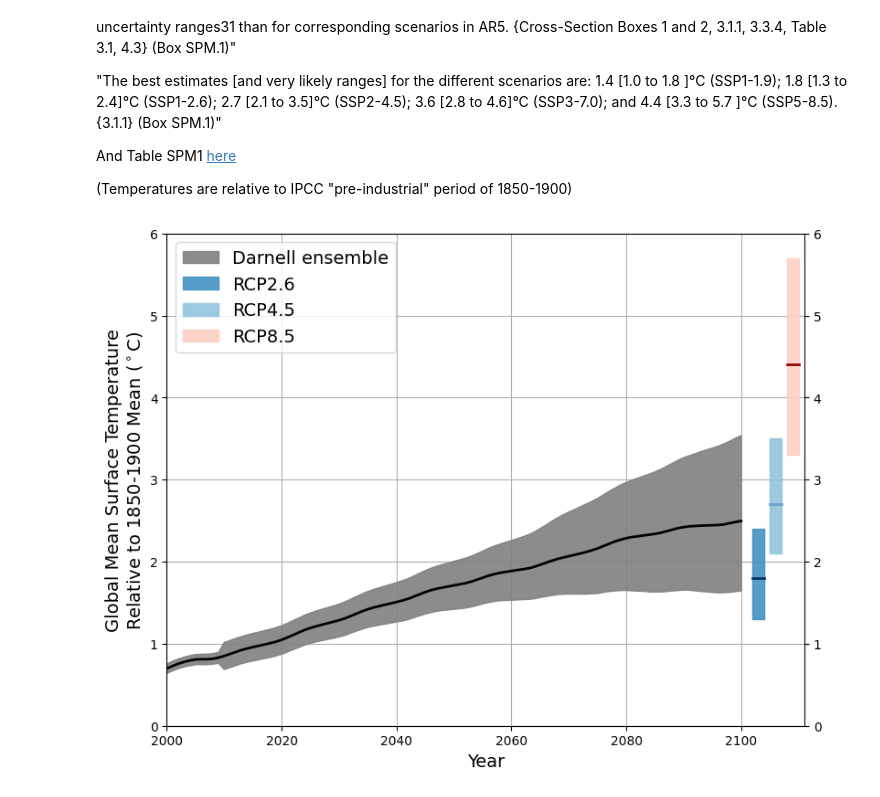
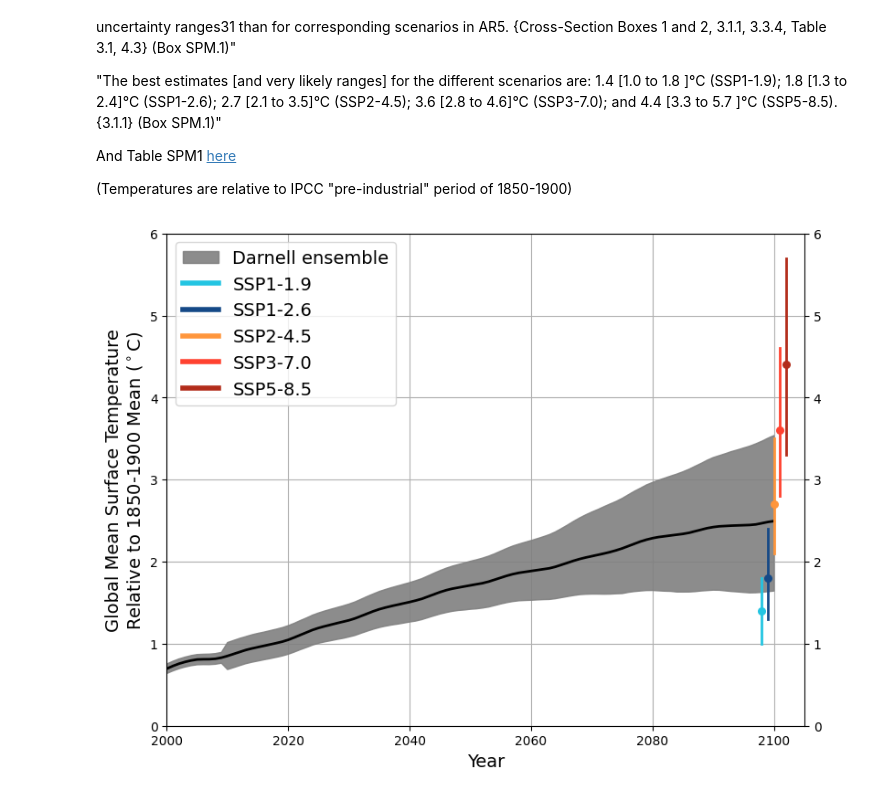
Before and after one commit to raddleverse/tempthresholds, a Jupyter notebook: plot_temp_and_gmsl_darnell.ipynb, the cells around one changed output. Cells and saved outputs as stored; diff of their text form; code cells hidden in the pictures.

```diff
--- a/plot_temp_and_gmsl_darnell.ipynb
+++ b/plot_temp_and_gmsl_darnell.ipynb
@@ -193,21 +191,34 @@ And Table SPM1 [here](https://www.ipcc.ch/report/ar6/wg1/downloads/report/IPCC_A
 
 (Temperatures are relative to IPCC "pre-industrial" period of 1850-1900)
 # %%
+lwd = 2
+
 fig,ax = plt.subplots(1,1,figsize=(9,7))
 ax.fill_between(years[:251], np.array(qT.iloc[np.where(quantiles==0.05)])[0][:251],
                 np.array(qT.iloc[np.where(quantiles==0.95)])[0][:251], alpha=0.9, color="gray", label="Darnell ensemble")
 ax.plot(years[:251],np.array(qT.iloc[np.where(quantiles==0.5)])[0][:251], linewidth=2, color="black")
-ax.set_xlim([2000,2111]); ax.set_ylim([0,6]);
-ax.fill_between([2102,2104], [1.3]*2, [2.4]*2, alpha=0.9, color=rcp_shading["RCP26"], label="RCP2.6")
-ax.plot([2102,2104],[1.8]*2, linewidth=2, color=rcp_lines["RCP26"])
-ax.fill_between([2105,2107], [2.1]*2, [3.5]*2, alpha=0.9, color=rcp_shading["RCP45"], label="RCP4.5")
-ax.plot([2105,2107],[2.7]*2, linewidth=2, color=rcp_lines["RCP45"])
-ax.fill_between([2108,2110], [3.3]*2, [5.7]*2, alpha=0.9, color=rcp_shading["RCP85"], label="RCP8.5")
-ax.plot([2108,2110],[4.4]*2, linewidth=2, color=rcp_lines["RCP85"])
+ax.set_xlim([2000,2105]); ax.set_ylim([0,6]);
+# 1-1.9
+ax.plot([2098]*2, [1.0, 1.8], color=rcp_lines_927["RCP19"], linewidth=lwd, label="SSP1-1.9")
+ax.scatter([2098],[1.4], s=30, color=rcp_lines_927["RCP19"])
+# 1-2.6
+ax.plot([2099]*2, [1.3, 2.4], color=rcp_lines_927["RCP26"], linewidth=lwd, label="SSP1-2.6")
+ax.scatter([2099],[1.8], s=30, color=rcp_lines_927["RCP26"])
+# 2-4.5
+ax.plot([2100]*2, [2.1, 3.5], color=rcp_lines_927["RCP45"], linewidth=lwd, label="SSP2-4.5")
+ax.scatter([2100],[2.7], s=30, color=rcp_lines_927["RCP45"])
+# 3-7.0
+ax.plot([2101]*2, [2.8, 4.6], color=rcp_lines_927["RCP70"], linewidth=lwd, label="SSP3-7.0")
+ax.scatter([2101],[3.6], s=30, color=rcp_lines_927["RCP70"])
+# 5-8.5
+ax.plot([2102]*2, [3.3, 5.7], color=rcp_lines_927["RCP85"], linewidth=lwd, label="SSP5-8.5")
+ax.scatter([2102],[4.4], s=30, color=rcp_lines_927["RCP85"])
 plt.xlabel("Year",fontsize=14); plt.ylabel("Global Mean Surface Temperature\nRelative to 1850-1900 Mean ($^\circ$C)",fontsize=14);
-plt.legend(loc="upper left", fontsize=14);
+leg = ax.legend(loc="upper left", fontsize=14);
+for line in leg.get_lines():
+    line.set_linewidth(4.0)
 plt.tick_params(right=True, labelright=True)
 plt.grid(); ax.set_axisbelow(True)
 fig.savefig("./figures/temp_projections_90p_2100_Darnell.pdf", bbox_inches='tight');
 # %% [output]
-[figure, old version]
+[figure, new version]
```
Also changed, not shown: parts of 5 cells of this notebook.
